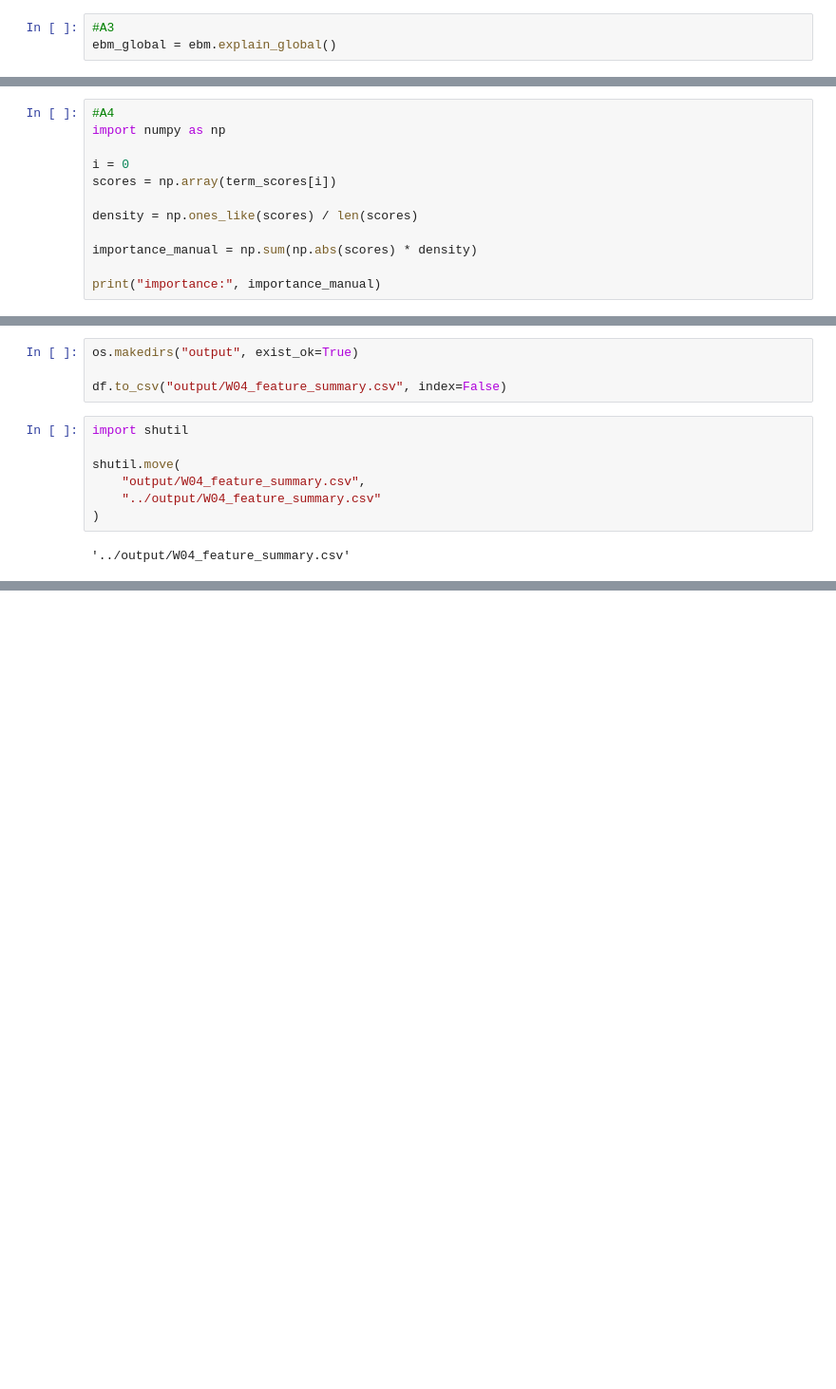
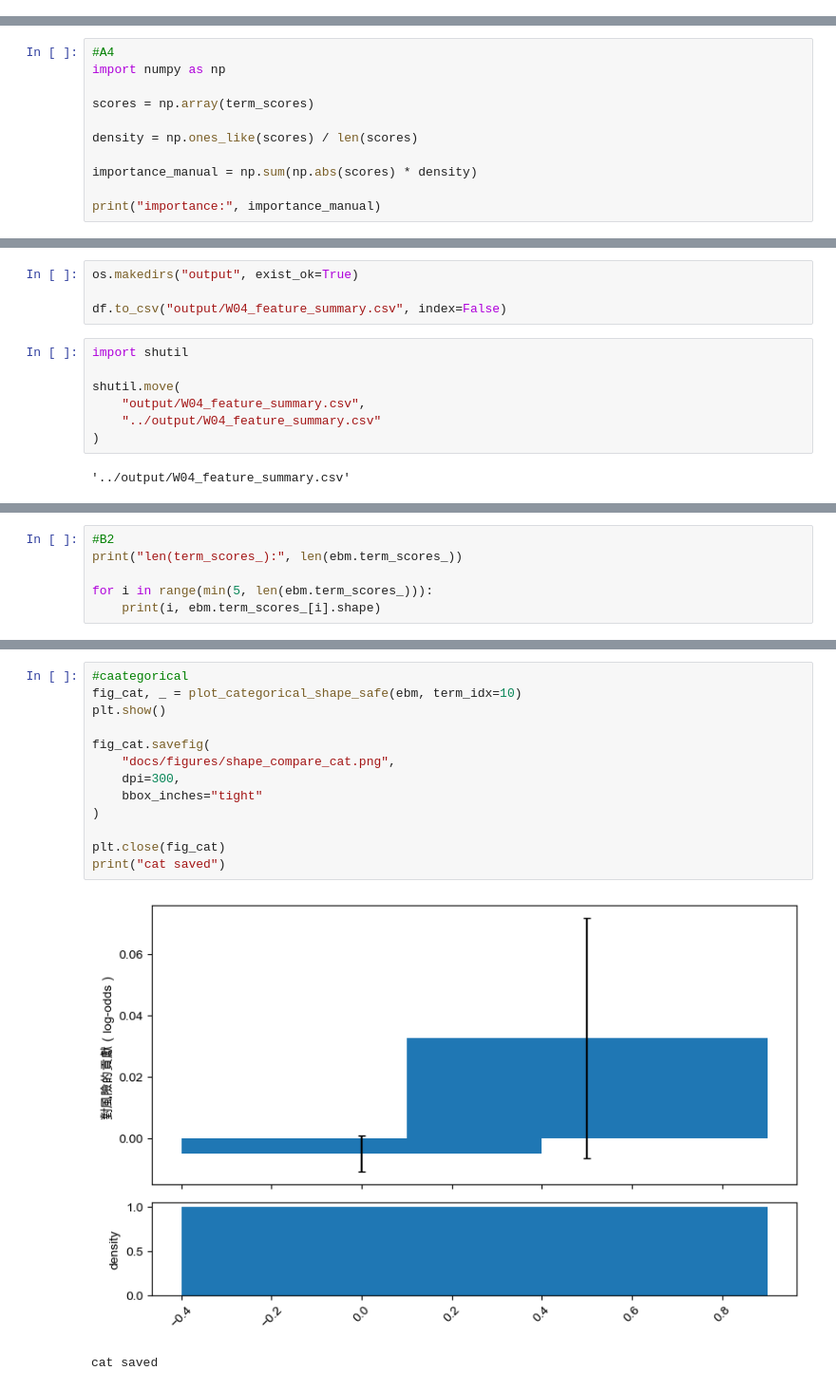
Before and after one commit to TY-1211/InterpretDash_1258028, a Jupyter notebook: notebooks/W04_05_paper_design.ipynb, the cells around one changed output, grey strips where cells are left out. Shown at 95% size. Cells and saved outputs as stored; diff of their text form; blank space fills up the shorter version.

```diff
--- a/notebooks/W04_05_paper_design.ipynb
+++ b/notebooks/W04_05_paper_design.ipynb
@@ -441,7 +124,4 @@ if lower is not None and upper is not None:
     empirical = (upper - lower) / 2
     diff_pct = np.mean(np.abs(empirical - ci_width) / (ci_width + 1e-8)) * 100
     print("CI difference %:", diff_pct)
-# %%
-#A3
-ebm_global = ebm.explain_global()
 # %%
@@ -479,8 +160,7 @@ len(boundaries): 105
 #A4
 import numpy as np
 
-i = 0
-scores = np.array(term_scores[i])
+scores = np.array(term_scores)
 
 density = np.ones_like(scores) / len(scores)
 
@@ -549,0 +240,6 @@ shutil.move(
+# %%
+#B2
+print("len(term_scores_):", len(ebm.term_scores_))
+
+for i in range(min(5, len(ebm.term_scores_))):
+    print(i, ebm.term_scores_[i].shape)
@@ -549,0 +494,16 @@ shutil.move(
+# %%
+#caategorical
+fig_cat, _ = plot_categorical_shape_safe(ebm, term_idx=10)
+plt.show()
+
+fig_cat.savefig(
+    "docs/figures/shape_compare_cat.png",
+    dpi=300,
+    bbox_inches="tight"
+)
+
+plt.close(fig_cat)
+print("cat saved")
+# %% [output]
+[figure, added]
+cat saved
```
Also changed, not shown: parts of 79 cells of this notebook, 5 other files.
